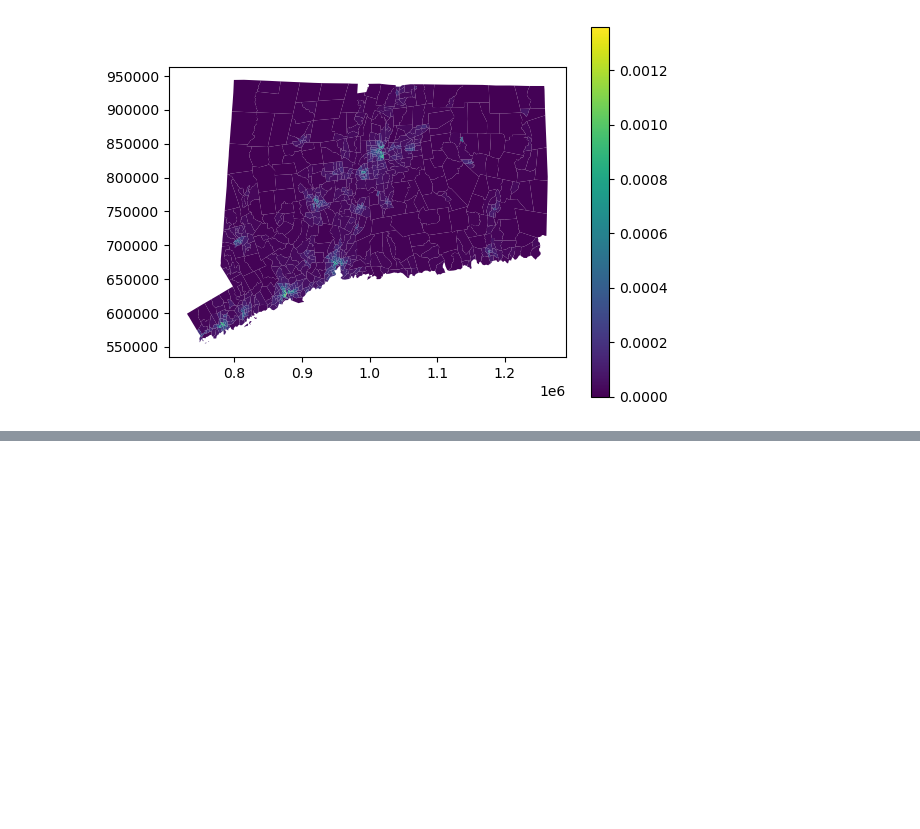
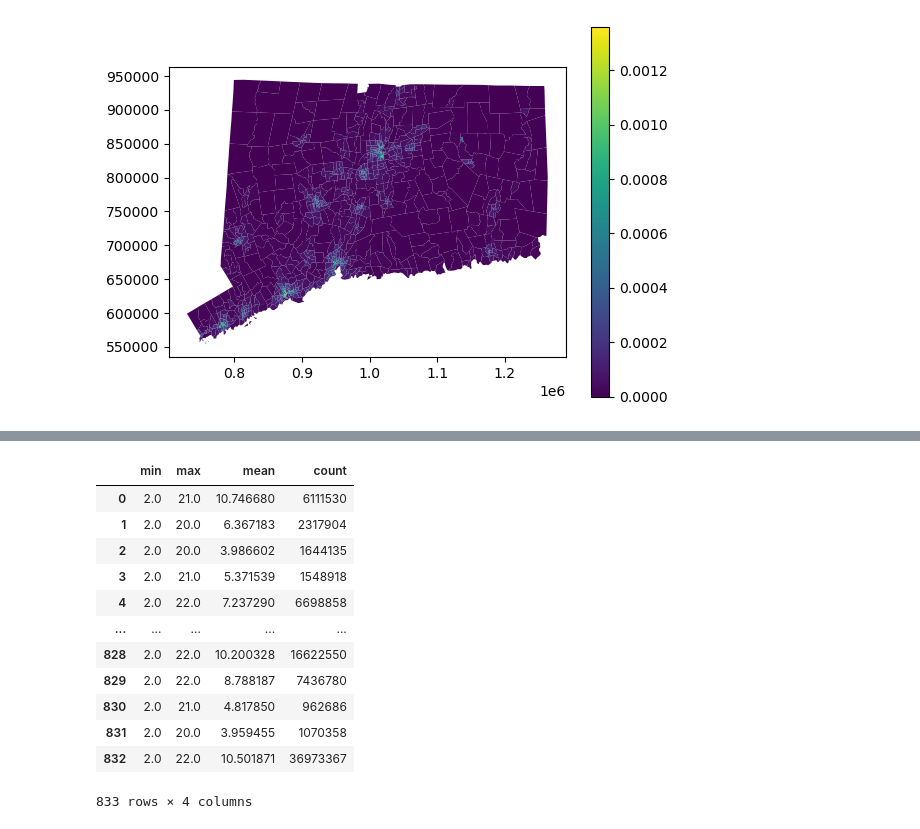
Before and after one commit to Liam-W-Smith/csci-0451-final-project, a Jupyter notebook: code/final_project.ipynb, the cells around one changed output, grey strips where cells are left out. Cells and saved outputs as stored; diff of their text form; code cells hidden in the pictures; blank space fills up the shorter version.

Commit message:
Added zonal statistics

```diff
--- a/code/final_project.ipynb
+++ b/code/final_project.ipynb
@@ -46,0 +92,13 @@ tracts.plot("PopDensity", legend = True);
+# %%
+raster_path = '../data/ct_2016_ccap_hires_landcover_20200915.tif'
+landcover = rasterio.open(raster_path)
+arr = landcover.read(1)
+affine=landcover.transform
+# %%
+!pip install rasterstats
+
+from rasterstats import zonal_stats
+
+# Transform to a difference CRS.
+zone = tracts.to_crs(landcover.crs)
+stats = zonal_stats(zone, arr, affine=affine)
@@ -46,0 +123,17 @@ tracts.plot("PopDensity", legend = True);
+# %%
+df = pd.DataFrame(stats)
+df
+# %% [output]
+|  | min | max | mean | count |
+| 0 | 2.0 | 21.0 | 10.746680 | 6111530 |
+| 1 | 2.0 | 20.0 | 6.367183 | 2317904 |
+| 2 | 2.0 | 20.0 | 3.986602 | 1644135 |
+| 3 | 2.0 | 21.0 | 5.371539 | 1548918 |
+| 4 | 2.0 | 22.0 | 7.237290 | 6698858 |
+| ... | ... | ... | ... | ... |
+| 828 | 2.0 | 22.0 | 10.200328 | 16622550 |
+| 829 | 2.0 | 22.0 | 8.788187 | 7436780 |
+| 830 | 2.0 | 21.0 | 4.817850 | 962686 |
+| 831 | 2.0 | 20.0 | 3.959455 | 1070358 |
+| 832 | 2.0 | 22.0 | 10.501871 | 36973367 |
+833 rows × 4 columns
```
Also changed, not shown: parts of 5 cells of this notebook, 3 other files.
